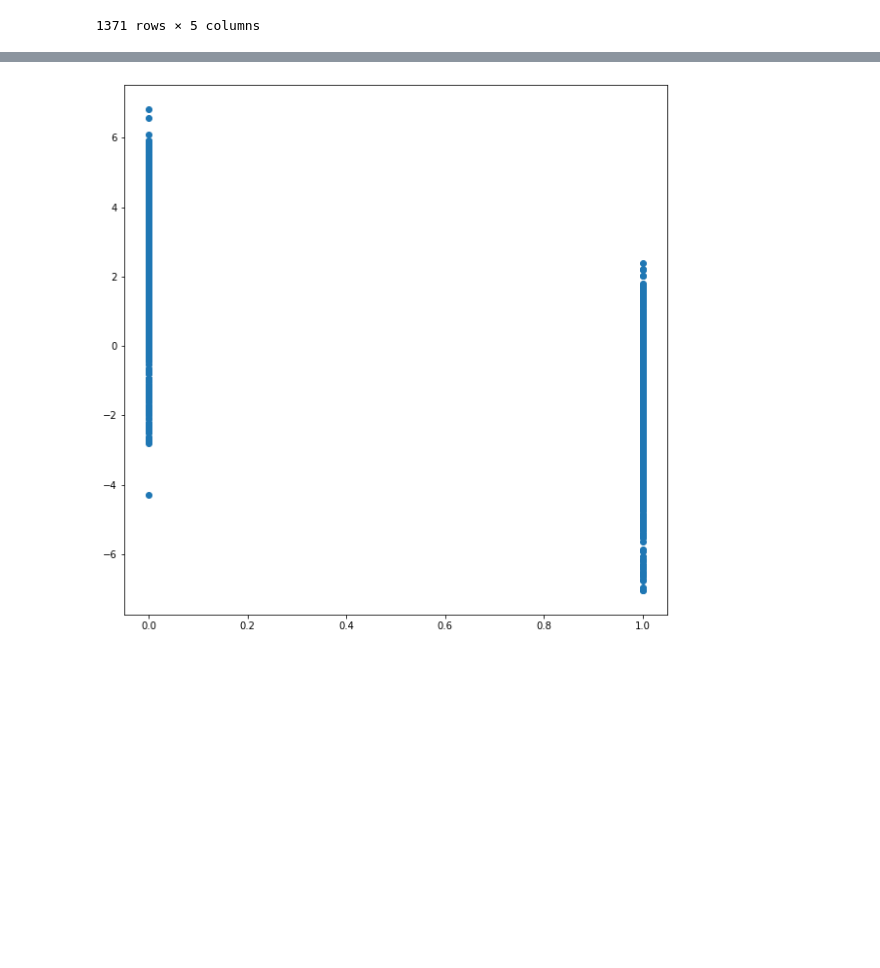
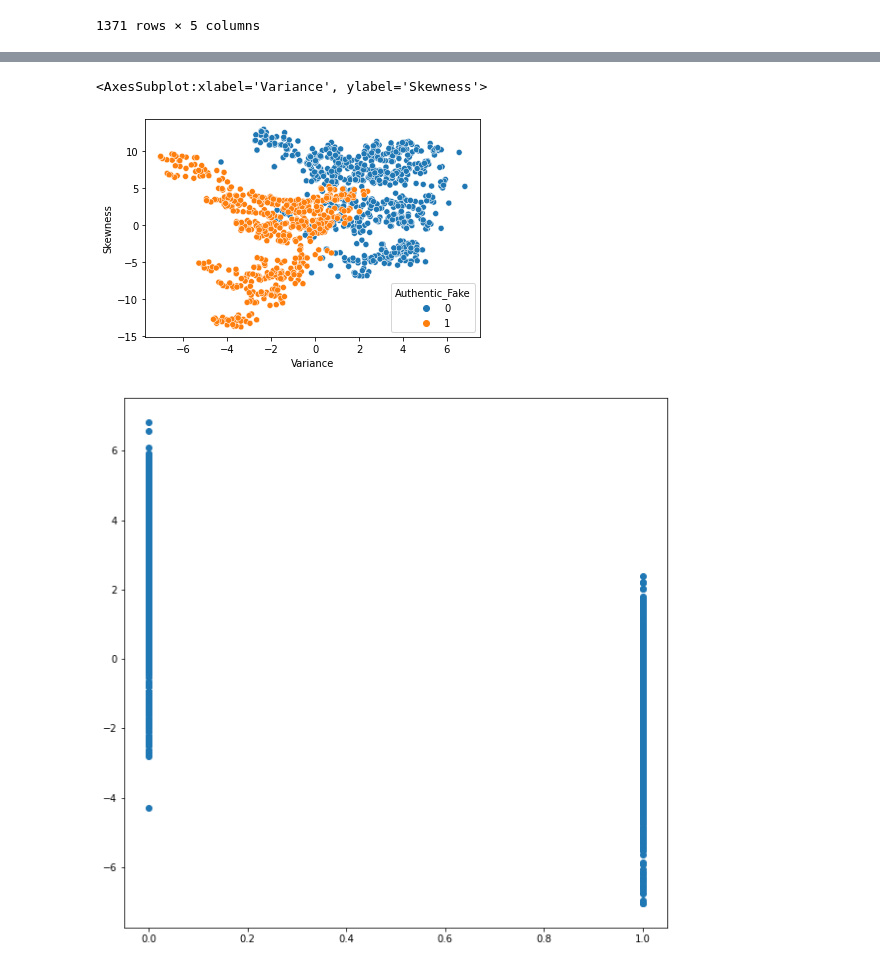
Before and after one commit to daniellejenkins17/Banknote_Classification_Real_Or_Fake, a Jupyter notebook: Banknote Day 1.ipynb, the cells around one changed output, grey strips where cells are left out. Cells and saved outputs as stored; diff of their text form; code cells hidden in the pictures; blank space fills up the shorter version.

```diff
--- a/Banknote Day 1.ipynb
+++ b/Banknote Day 1.ipynb
@@ -159,3 +206,8 @@ sns.scatterplot(data = df, x = 'Entropy', y = 'Kurtosis', hue = 'Authentic_Fake'
+# %%
+sns.scatterplot(data = df, x = 'Variance', y = 'Skewness', hue = 'Authentic_Fake')
+# %% [output]
+<AxesSubplot:xlabel='Variance', ylabel='Skewness'>
+[figure, added]
 # %%
 plt.figure(figsize=(10, 10))
 plt.scatter(df.Authentic_Fake,df.Variance)
```
Also changed, not shown: parts of 33 cells of this notebook, 1 other file.
